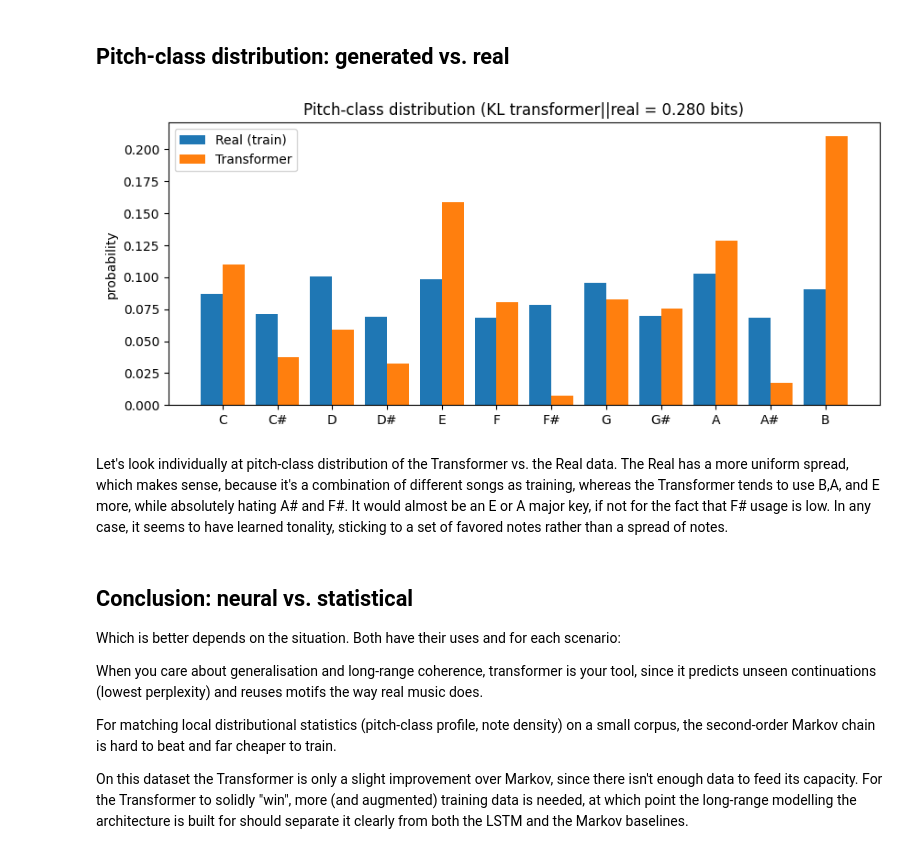
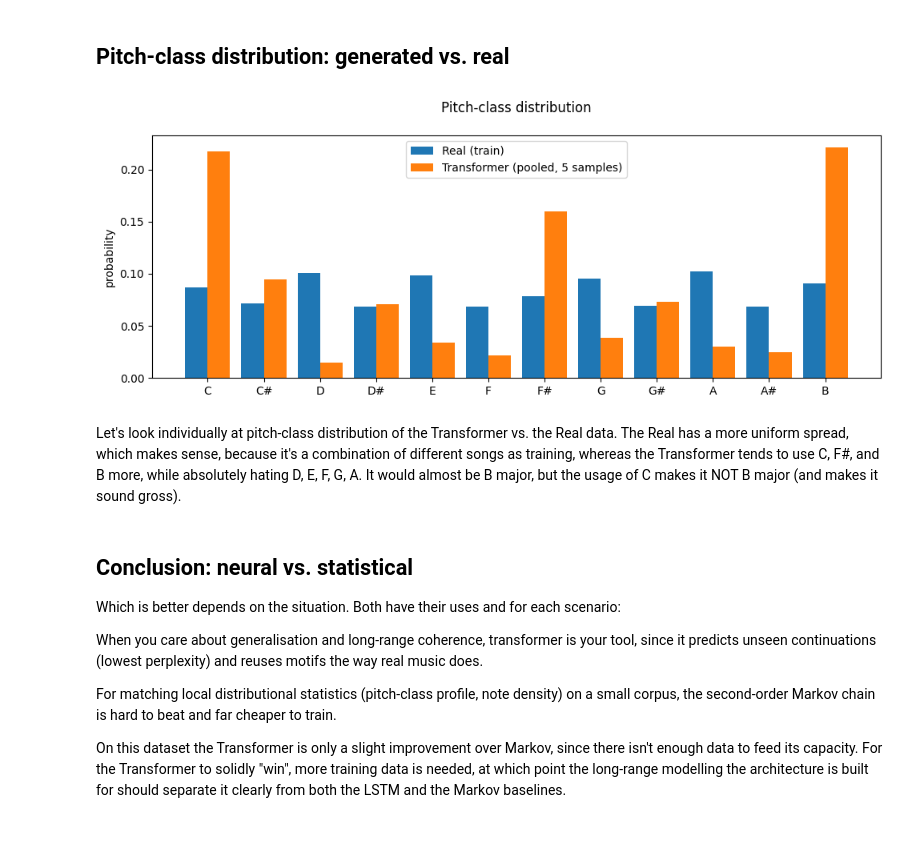
Before and after one commit to ayinfly/CSE153-Assignment-2-Task-1, a Jupyter notebook: workbook.ipynb, the cells around one changed output. Saved outputs shown, nothing was run; the diff lists cells and outputs as text; code cells hidden in the pictures.

```diff
--- a/workbook.ipynb
+++ b/workbook.ipynb
@@ -661,23 +839,36 @@ plt.tight_layout(); plt.show()
 # %%
 import numpy as np
 import matplotlib.pyplot as plt
 
 pc_names = ["C","C#","D","D#","E","F","F#","G","G#","A","A#","B"]
+
+def kl_nats(p, q, eps=1e-12):
+    p = np.asarray(p, float); q = np.asarray(q, float)
+    p = p / p.sum(); q = q / q.sum()
+    return float(np.sum(p * np.log((p + eps) / (q + eps))))
+
+NAT_TO_BIT = 1.0 / np.log(2)
+
 ref_pc = pitch_class_histogram(ref_events)
-tf_pc  = pitch_class_histogram(tf_events)
+
+per_sample_kl = np.array([kl_nats(pitch_class_histogram(s), ref_pc) for s in tf_samples])
+mean_kl, std_kl = per_sample_kl.mean(), per_sample_kl.std()
+
+tf_events_pooled = [e for s in tf_samples for e in s]
+tf_pc = pitch_class_histogram(tf_events_pooled)
+pooled_kl = kl_nats(tf_pc, ref_pc)
 
 x = np.arange(12); w = 0.4
 plt.figure(figsize=(10,4))
 plt.bar(x - w/2, ref_pc, width=w, label="Real (train)")
-plt.bar(x + w/2, tf_pc,  width=w, label="Transformer")
+plt.bar(x + w/2, tf_pc,  width=w, label="Transformer (pooled, 5 samples)")
 plt.xticks(x, pc_names); plt.ylabel("probability")
-plt.title(f"Pitch-class distribution (KL transformer||real = "
-          f"{kl_divergence(tf_pc, ref_pc):.3f} bits)")
-plt.legend(); plt.show()
+plt.title(f"Pitch-class distribution\n")
+plt.legend(); plt.tight_layout(); plt.show()
 # %% [output]
-[figure, old version]
+[figure, new version]
 # %% [markdown]
-Let's look individually at pitch-class distribution of the Transformer vs. the Real data. The Real has a more uniform spread, which makes sense, because it's a combination of different songs as training, whereas the Transformer tends to use B,A, and E more, while absolutely hating A# and F#. It would almost be an E or A major key, if not for the fact that F# usage is low. In any case, it seems to have learned tonality, sticking to a set of favored notes rather than a spread of notes.
+Let's look individually at pitch-class distribution of the Transformer vs. the Real data. The Real has a more uniform spread, which makes sense, because it's a combination of different songs as training, whereas the Transformer tends to use C, F#, and B more, while absolutely hating D, E, F, G, A. It would almost be B major, but the usage of C makes it NOT B major (and makes it sound gross).
 # %% [markdown]
 ## Conclusion: neural vs. statistical
 
@@ -687,6 +878,6 @@ When you care about generalisation and long-range coherence, transformer is your
 
 For matching local distributional statistics (pitch-class profile, note density) on a small corpus, the second-order Markov chain is hard to beat and far cheaper to train.
 
-On this dataset the Transformer is only a slight improvement over Markov, since there isn't enough data to feed its capacity. For the Transformer to solidly "win", more (and augmented) training data is needed, at which point the long-range modelling the architecture is built for should separate it clearly from both the LSTM and the Markov baselines.
+On this dataset the Transformer is only a slight improvement over Markov, since there isn't enough data to feed its capacity. For the Transformer to solidly "win", more training data is needed, at which point the long-range modelling the architecture is built for should separate it clearly from both the LSTM and the Markov baselines.
 # %% [markdown]
 ## Related works
```
Also changed, not shown: parts of 8 cells of this notebook, 1 other file.
